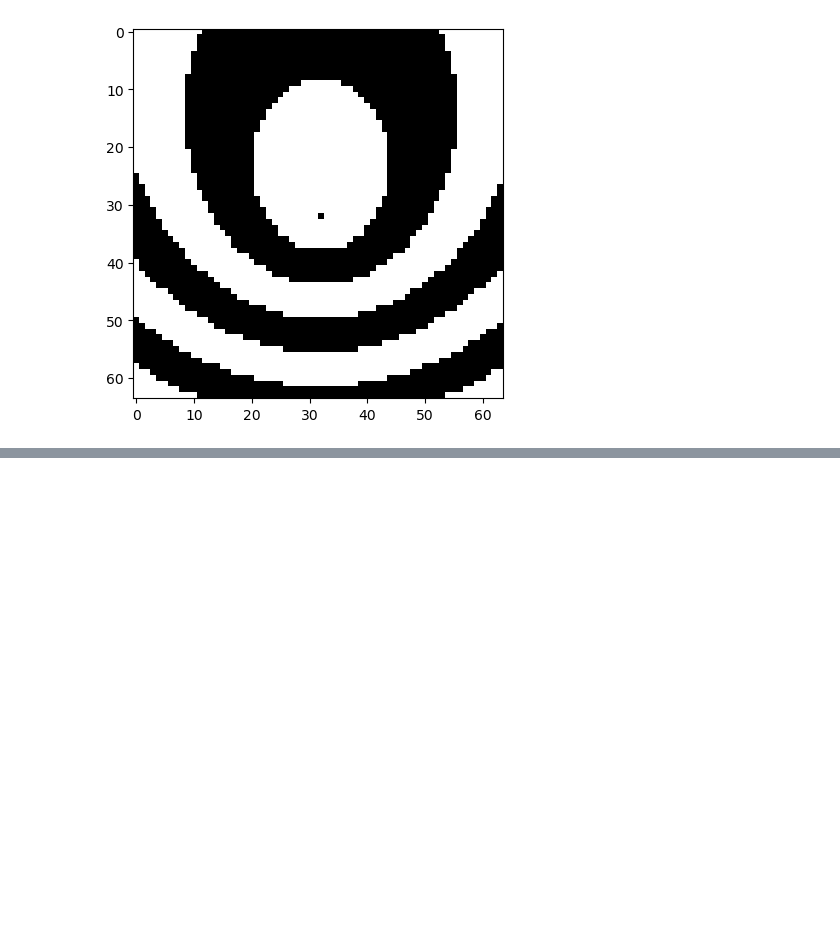
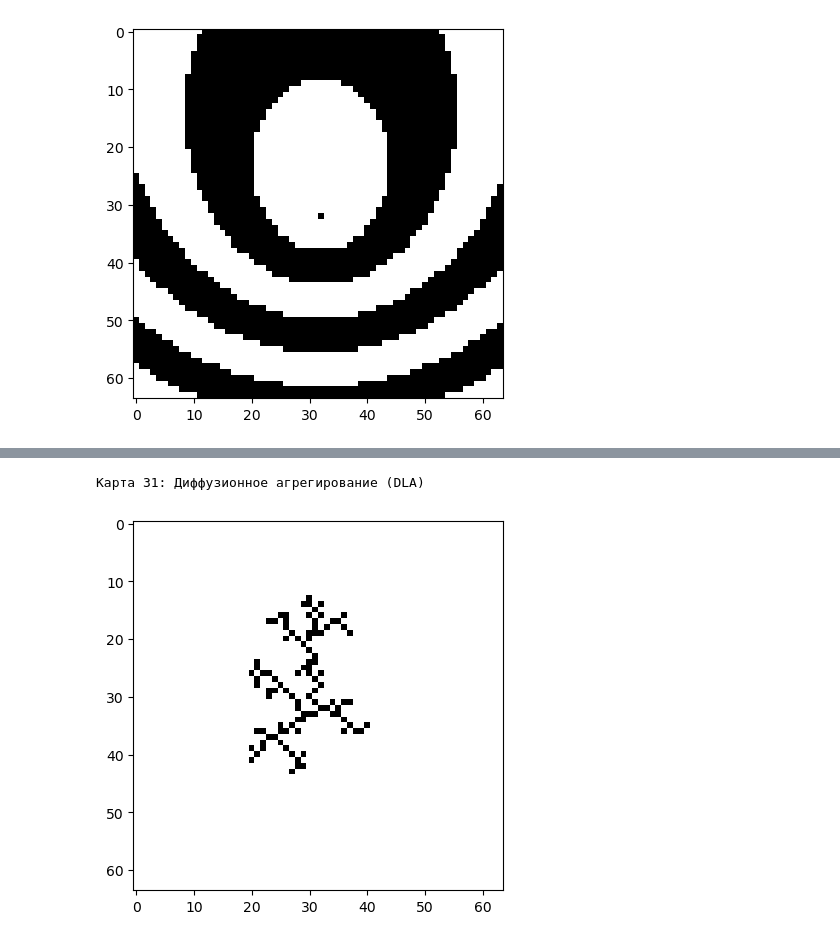
Before and after one commit to DrozdovDan/TransPath_Adaptation, a Jupyter notebook: Test_generator.ipynb, the cells around one changed output, grey strips where cells are left out. Cells and saved outputs as stored; diff of their text form; code cells hidden in the pictures; blank space fills up the shorter version.

```diff
--- a/Test_generator.ipynb
+++ b/Test_generator.ipynb
@@ -816,0 +817,56 @@ plt.show()
+# %%
+import random
+
+def generate_dla_map(max_particles=100):
+    n = 64
+    grid = [[0 for _ in range(n)] for _ in range(n)]
+    # Начинаем с единственной осаждённой частицы в центре
+    grid[n//2][n//2] = 1
+
+    def is_adjacent(i, j):
+        for di in (-1, 0, 1):
+            for dj in (-1, 0, 1):
+                ni, nj = i + di, j + dj
+                if 0 <= ni < n and 0 <= nj < n:
+                    if grid[ni][nj] == 1:
+                        return True
+        return False
+
+    particles = 1
+    # Запускаем частички с границы, давая им блуждать до прилипания
+    while particles < max_particles:
+        # Запуск из случайной точки на границе
+        side = random.choice(['top', 'bottom', 'left', 'right'])
+        if side == 'top':
+            i, j = 0, random.randint(0, n-1)
+        elif side == 'bottom':
+            i, j = n-1, random.randint(0, n-1)
+        elif side == 'left':
+            i, j = random.randint(0, n-1), 0
+        else:  # right
+            i, j = random.randint(0, n-1), n-1
+
+        # Блуждание случайным образом
+        while True:
+            # Если рядом есть осаждённая частица, «прилипляем»
+            if is_adjacent(i, j):
+                grid[i][j] = 1
+                particles += 1
+                break
+            # Случайный шаг (в 8 направлений)
+            di, dj = random.choice([(-1, -1), (-1, 0), (-1, 1),
+                                     (0, -1),           (0, 1),
+                                     (1, -1),  (1, 0),  (1, 1)])
+            ni, nj = i + di, j + dj
+            # Если вышли за пределы, прерываем блуждание этой частицы
+            if not (0 <= ni < n and 0 <= nj < n):
+                break
+            i, j = ni, nj
+    return 1 - np.array(grid)
+
+print("Карта 31: Диффузионное агрегирование (DLA)")
+plt.imshow(generate_dla_map(), cmap='gray')
+plt.show()
+# %% [output]
+Карта 31: Диффузионное агрегирование (DLA)
+[figure, added]
```
Also changed, not shown: parts of 48 cells of this notebook, 1 other file.
